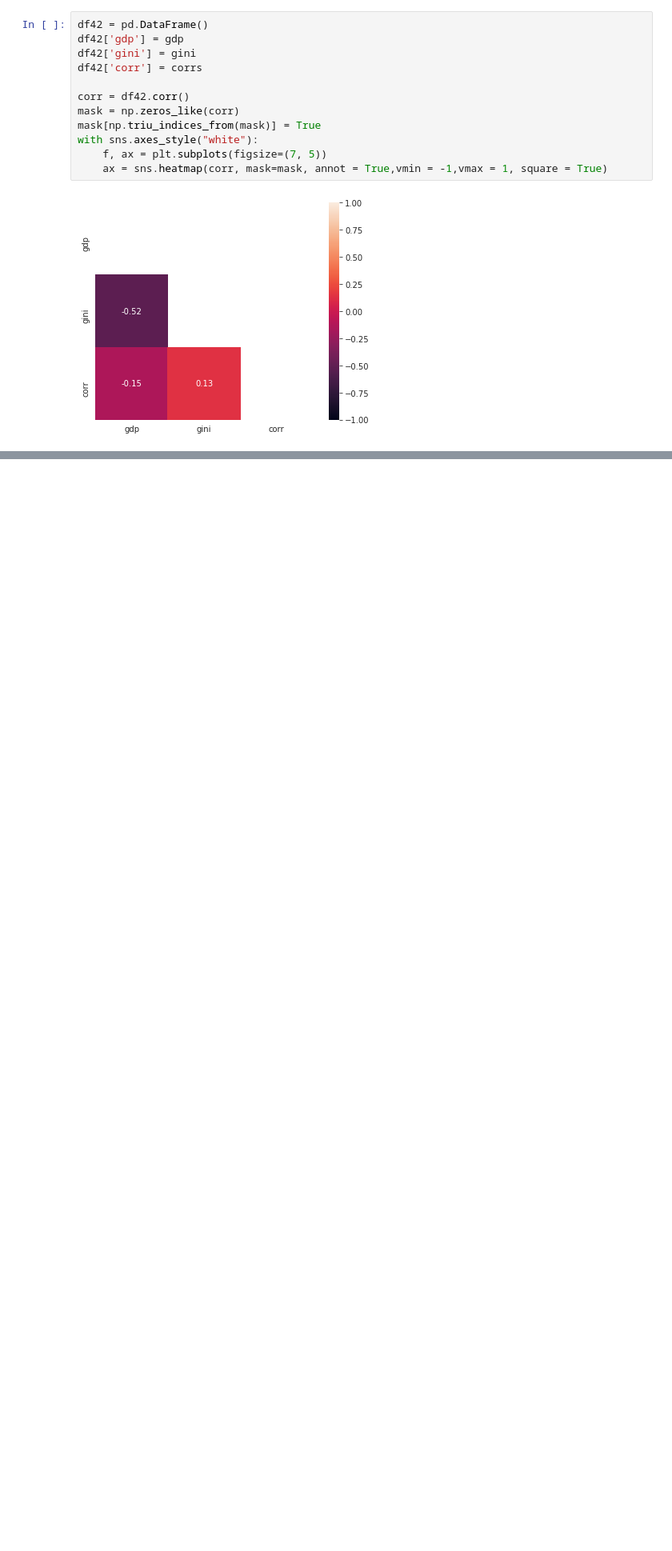
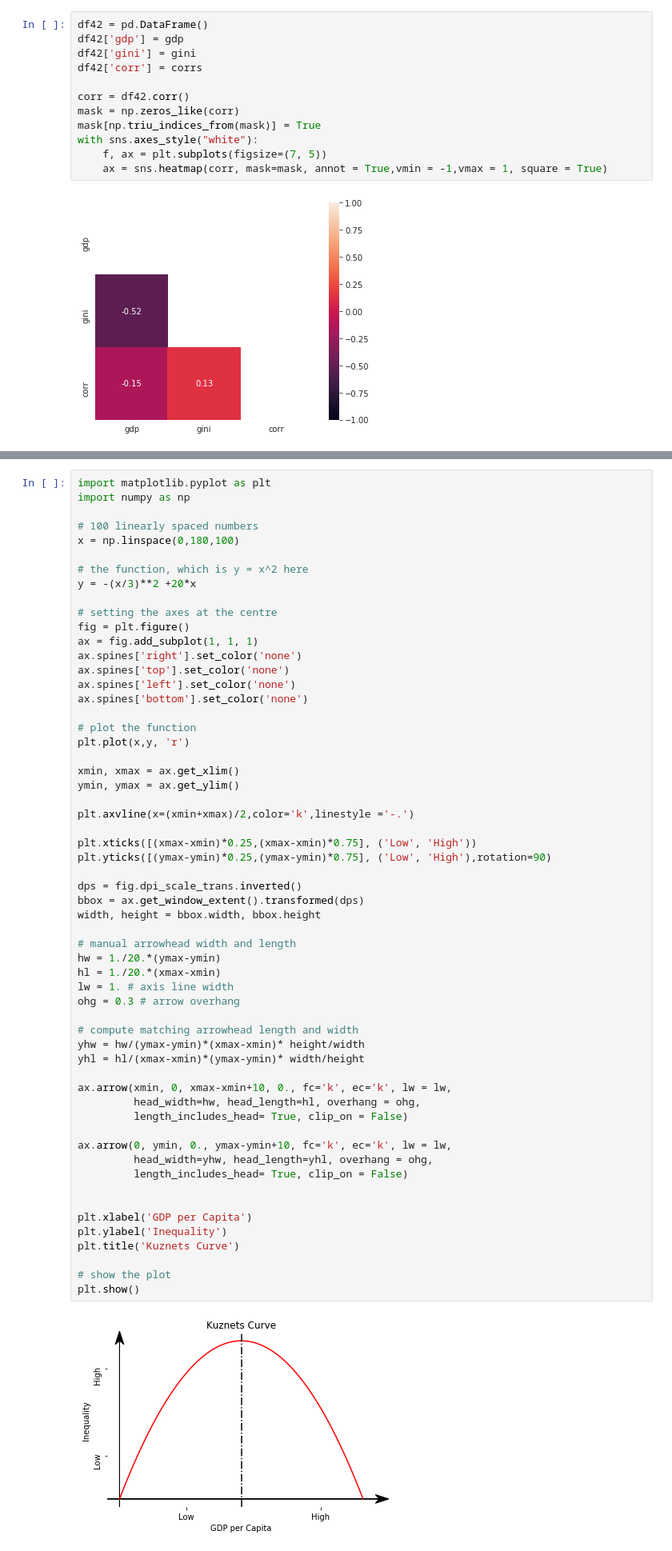
Before and after one commit to pald22/Inequality, a Jupyter notebook: gini_analysis.ipynb, the cells around one changed output, grey strips where cells are left out. Shown at 80% size. Drawn from its saved outputs; the diff is of its cells as text; blank space fills up the shorter version.

```diff
--- a/gini_analysis.ipynb
+++ b/gini_analysis.ipynb
@@ -241,0 +213,60 @@ show(graph)
+# %%
+import matplotlib.pyplot as plt
+import numpy as np
+
+# 100 linearly spaced numbers
+x = np.linspace(0,180,100)
+
+# the function, which is y = x^2 here
+y = -(x/3)**2 +20*x
+
+# setting the axes at the centre
+fig = plt.figure()
+ax = fig.add_subplot(1, 1, 1)
+ax.spines['right'].set_color('none')
+ax.spines['top'].set_color('none')
+ax.spines['left'].set_color('none')
+ax.spines['bottom'].set_color('none')
+
+# plot the function
+plt.plot(x,y, 'r')
+
+xmin, xmax = ax.get_xlim()
+ymin, ymax = ax.get_ylim()
+
+plt.axvline(x=(xmin+xmax)/2,color='k',linestyle ='-.')
+
+plt.xticks([(xmax-xmin)*0.25,(xmax-xmin)*0.75], ('Low', 'High'))
+plt.yticks([(ymax-ymin)*0.25,(ymax-ymin)*0.75], ('Low', 'High'),rotation=90)
+
+dps = fig.dpi_scale_trans.inverted()
+bbox = ax.get_window_extent().transformed(dps)
+width, height = bbox.width, bbox.height
+
+# manual arrowhead width and length
+hw = 1./20.*(ymax-ymin)
+hl = 1./20.*(xmax-xmin)
+lw = 1. # axis line width
+ohg = 0.3 # arrow overhang
+
+# compute matching arrowhead length and width
+yhw = hw/(ymax-ymin)*(xmax-xmin)* height/width
+yhl = hl/(xmax-xmin)*(ymax-ymin)* width/height
+
+ax.arrow(xmin, 0, xmax-xmin+10, 0., fc='k', ec='k', lw = lw,
+         head_width=hw, head_length=hl, overhang = ohg,
+         length_includes_head= True, clip_on = False)
+
+ax.arrow(0, ymin, 0., ymax-ymin+10, fc='k', ec='k', lw = lw,
+         head_width=yhw, head_length=yhl, overhang = ohg,
+         length_includes_head= True, clip_on = False)
+
+
+plt.xlabel('GDP per Capita')
+plt.ylabel('Inequality')
+plt.title('Kuznets Curve')
+
+# show the plot
+plt.show()
+# %% [output]
+[figure, added]
```
Also changed, not shown: parts of 1 cell of this notebook, 1 other file.
